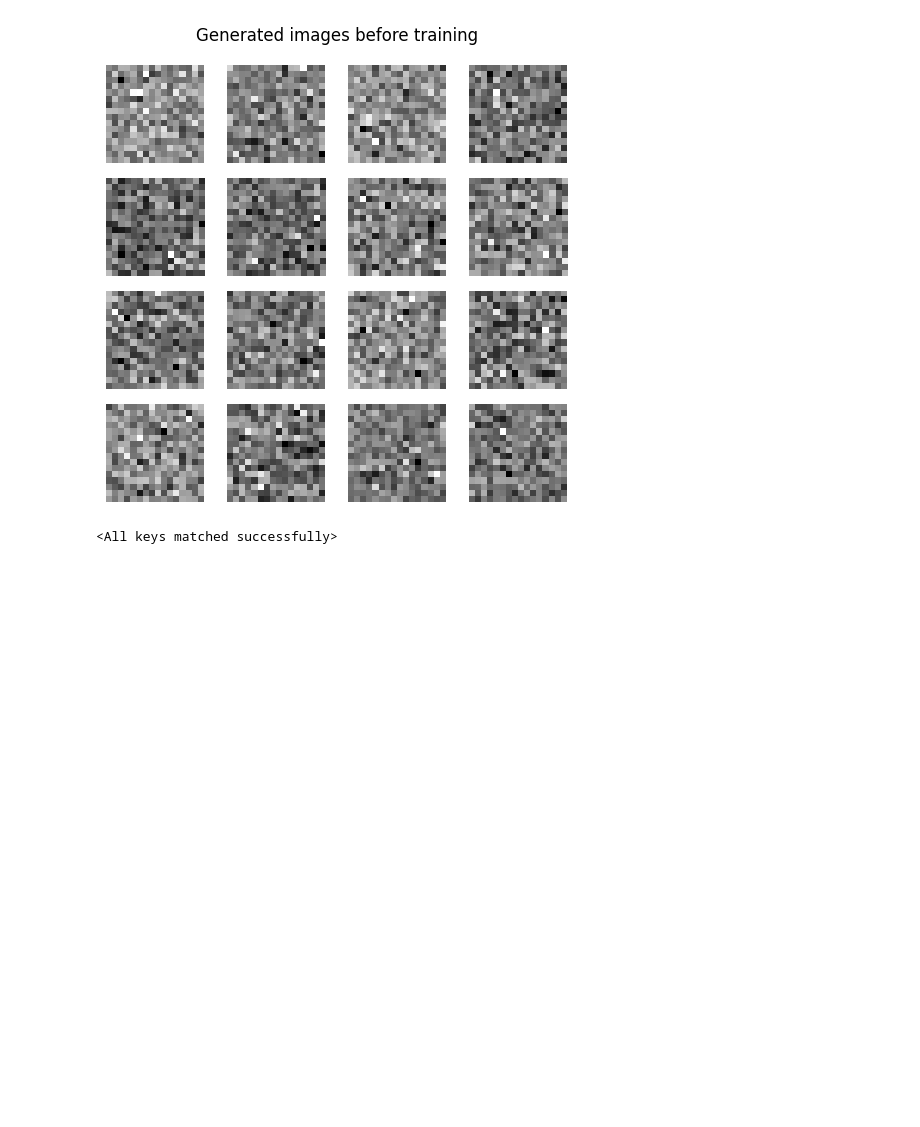
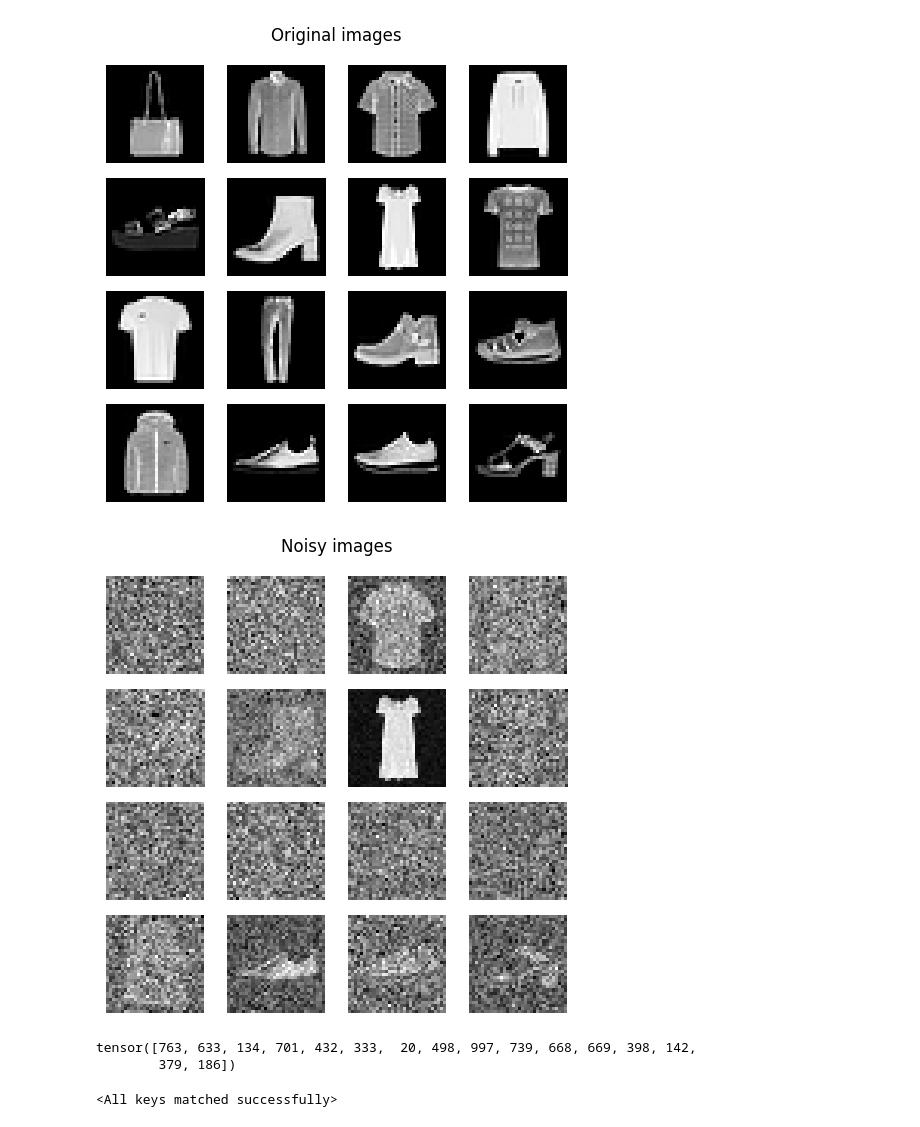
Before and after one commit to Shubham-Hazra/DDPM, a Jupyter notebook: DDPM_pytorch.ipynb, the cells around one changed output. Saved outputs shown, nothing was run; the diff lists cells and outputs as text; code cells hidden in the pictures; blank space fills up the shorter version.

```diff
--- a/DDPM_pytorch.ipynb
+++ b/DDPM_pytorch.ipynb
@@ -124,2 +137,31 @@ tensor([263, 129, 798, 282, 290, 987, 597, 628, 516,  29, 671, 600, 964, 641,
+# %%
+batch = next(iter(train_dl))
+x_0 = batch[0][:16]
+(x_t, timesteps), noise = add_noise(x_0, alphabar)
+
+plt.figure(figsize=(5, 5))
+plt.suptitle('Original images')
+for i in range(16):
+    plt.subplot(4, 4, i+1)
+    plt.imshow(x_0[i, 0], cmap='gray')
+    plt.axis('off')
+plt.tight_layout()
+plt.show()
+
+plt.figure(figsize=(5, 5))
+plt.suptitle('Noisy images')
+for i in range(16):
+    plt.subplot(4, 4, i+1)
+    plt.imshow(x_t[i, 0], cmap='gray')
+    plt.axis('off')
+plt.tight_layout()
+plt.show()
+
+print(timesteps)
+# %% [output]
+[figure, added]
+[figure, added]
+tensor([763, 633, 134, 701, 432, 333,  20, 498, 997, 739, 668, 669, 398, 142,
+        379, 186])
 # %%
 class DDPM_model(nn.Module):
@@ -217,16 +256,3 @@ model = DDPM_model(unet_model, 0.0001, 0.02, 1000)
-# %%
-preds = model.sample((32, 1, 16, 16))
-
-plt.figure(figsize=(5, 5))
-plt.suptitle("Generated images before training")
-for i in range(16):
-    plt.subplot(4, 4, i+1)
-    plt.imshow(preds[-1][i, 0], cmap='gray')
-    plt.axis('off')
-plt.tight_layout()
-plt.show()
-# %% [output]
-[figure, removed]
 # %%
 epochs = 5
 lr = 0.001
```
Also changed, not shown: parts of 24 cells of this notebook.
